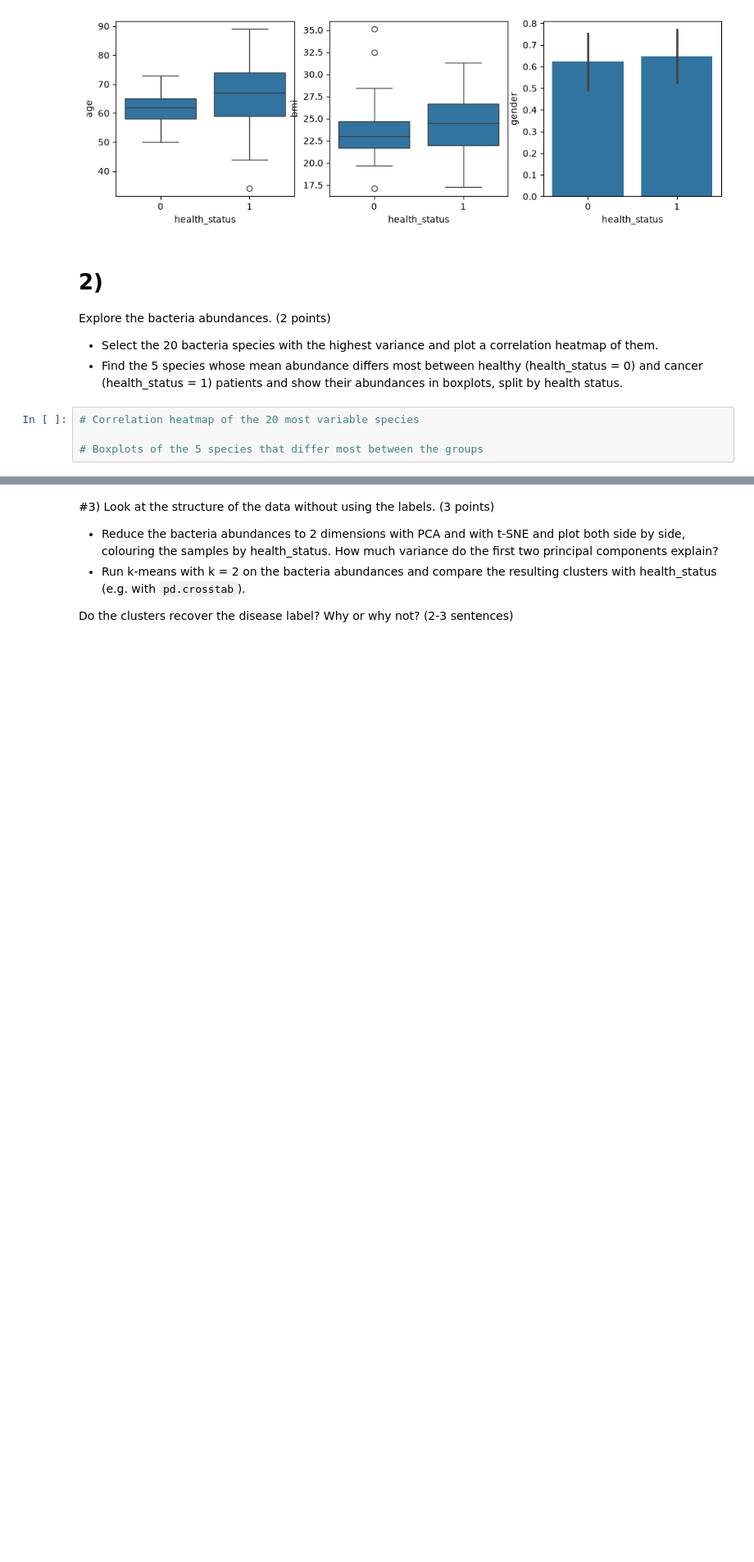
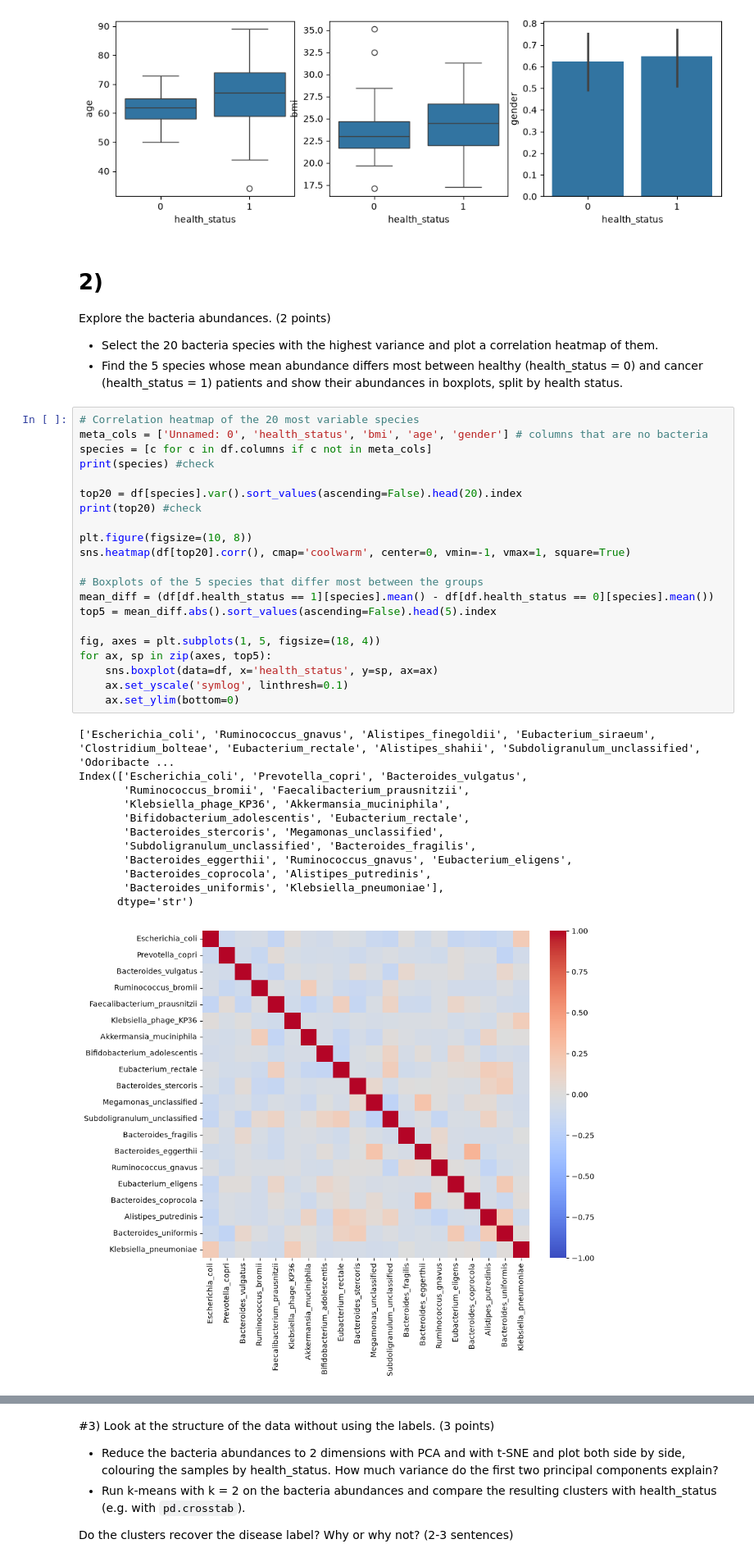
Before and after one commit to Kjescha0/BKIM, a Jupyter notebook: Exercise 2/Exercise_2_v2.ipynb, the cells around one changed output, grey strips where cells are left out. Shown at 82% size. Saved outputs shown, nothing was run; the diff lists cells and outputs as text; blank space fills up the shorter version.

```diff
--- a/Exercise 2/Exercise_2_v2.ipynb
+++ b/Exercise 2/Exercise_2_v2.ipynb
@@ -87,7 +85,37 @@ Explore the bacteria abundances. (2 points)
 
 - Select the 20 bacteria species with the highest variance and plot a correlation heatmap of them.
 - Find the 5 species whose mean abundance differs most between healthy (health_status = 0) and cancer (health_status = 1) patients and show their abundances in boxplots, split by health status.
-# %%
-# Correlation heatmap of the 20 most variable species
-
-# Boxplots of the 5 species that differ most between the groups
+# %%
+# Correlation heatmap of the 20 most variable species
+meta_cols = ['Unnamed: 0', 'health_status', 'bmi', 'age', 'gender'] # columns that are no bacteria
+species = [c for c in df.columns if c not in meta_cols]
+print(species) #check
+
+top20 = df[species].var().sort_values(ascending=False).head(20).index
+print(top20) #check
+
+plt.figure(figsize=(10, 8))
+sns.heatmap(df[top20].corr(), cmap='coolwarm', center=0, vmin=-1, vmax=1, square=True)
+
+# Boxplots of the 5 species that differ most between the groups
+mean_diff = (df[df.health_status == 1][species].mean() - df[df.health_status == 0][species].mean())
+top5 = mean_diff.abs().sort_values(ascending=False).head(5).index
+
+fig, axes = plt.subplots(1, 5, figsize=(18, 4))
+for ax, sp in zip(axes, top5):
+    sns.boxplot(data=df, x='health_status', y=sp, ax=ax)
+    ax.set_yscale('symlog', linthresh=0.1)
+    ax.set_ylim(bottom=0)
+# %% [output]
+['Escherichia_coli', 'Ruminococcus_gnavus', 'Alistipes_finegoldii', 'Eubacterium_siraeum', 'Clostridium_bolteae', 'Eubacterium_rectale', 'Alistipes_shahii', 'Subdoligranulum_unclassified', 'Odoribacte ...
+Index(['Escherichia_coli', 'Prevotella_copri', 'Bacteroides_vulgatus',
+       'Ruminococcus_bromii', 'Faecalibacterium_prausnitzii',
+       'Klebsiella_phage_KP36', 'Akkermansia_muciniphila',
+       'Bifidobacterium_adolescentis', 'Eubacterium_rectale',
+       'Bacteroides_stercoris', 'Megamonas_unclassified',
+       'Subdoligranulum_unclassified', 'Bacteroides_fragilis',
+       'Bacteroides_eggerthii', 'Ruminococcus_gnavus', 'Eubacterium_eligens',
+       'Bacteroides_coprocola', 'Alistipes_putredinis',
+       'Bacteroides_uniformis', 'Klebsiella_pneumoniae'],
+      dtype='str')
+[figure, added]
```
Also changed, not shown: parts of 2 cells of this notebook.
